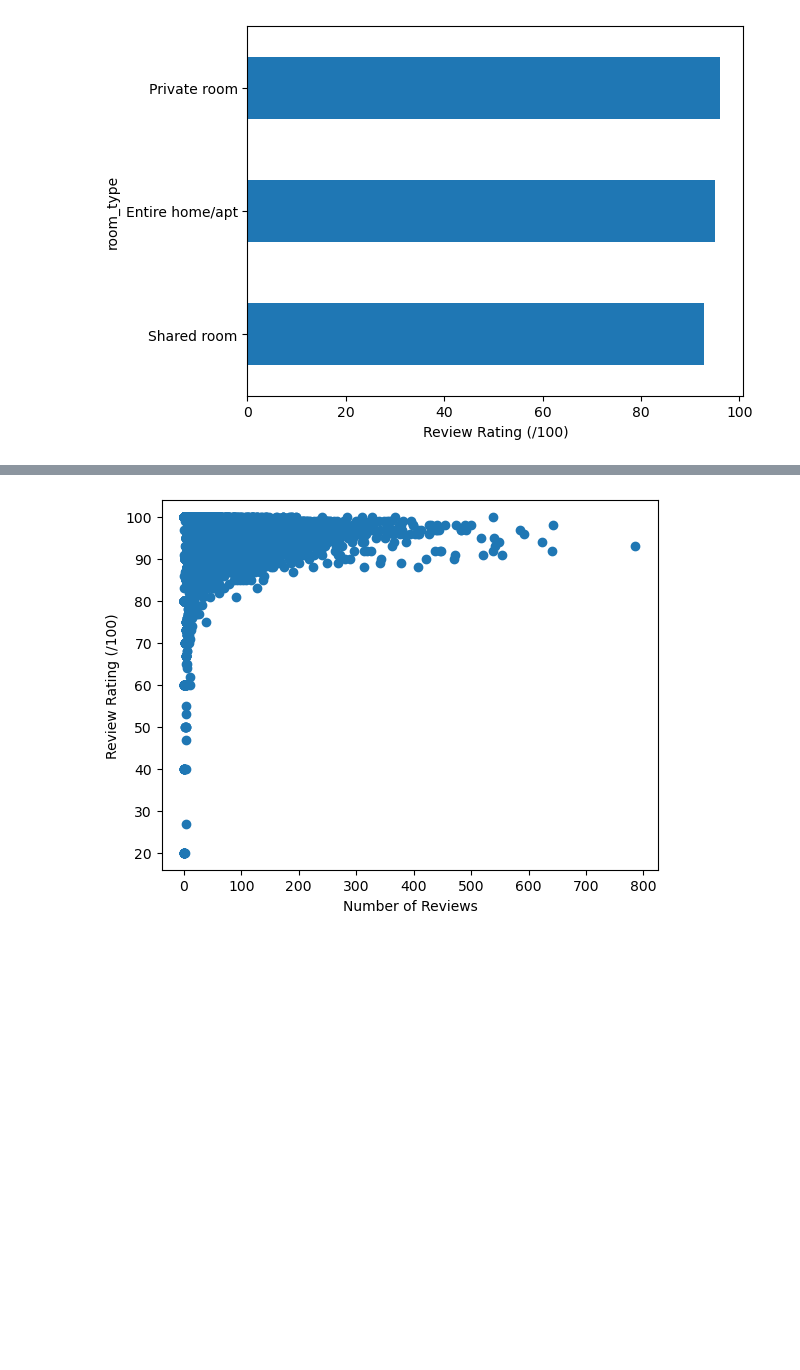
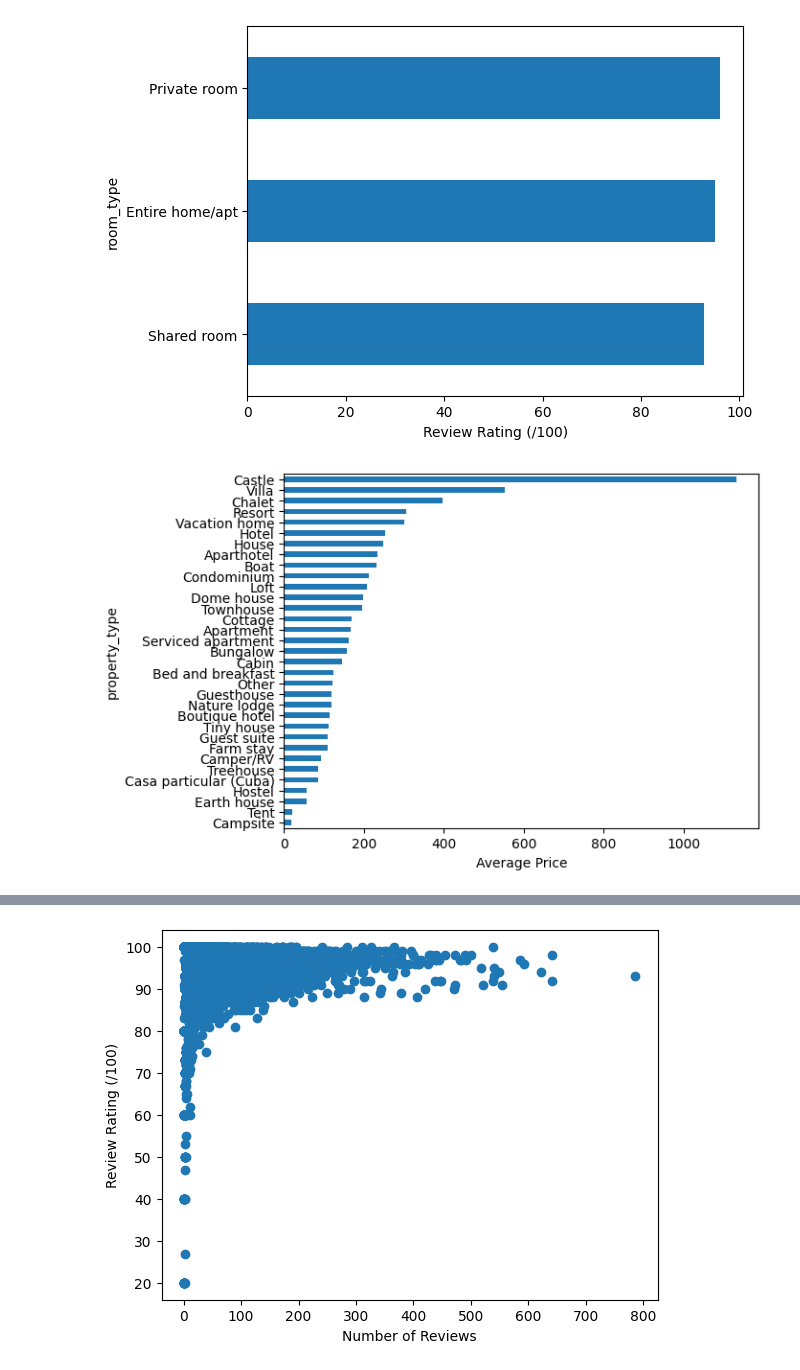
Before and after one commit to yunchen-hung/SanDiegoAirbnbRatingPrediction, a Jupyter notebook: EDA_notebook.ipynb, the cells around one changed output, grey strips where cells are left out. Saved outputs shown, nothing was run; the diff lists cells and outputs as text; code cells hidden in the pictures; blank space fills up the shorter version.

```diff
--- a/EDA_notebook.ipynb
+++ b/EDA_notebook.ipynb
@@ -117,3 +117,15 @@ plt.xlabel('Review Rating (/100)')
 plt.show()
 # %% [output]
 [figure]
+# %%
+# Average price of each property type
+(
+airbnb.groupby('property_type')['nightly_price']
+.mean()
+.sort_values()
+.plot.barh()
+)
+plt.xlabel('Average Price')
+plt.show()
+# %% [output]
+[figure, added]
```
Also changed, not shown: parts of 9 cells of this notebook.
